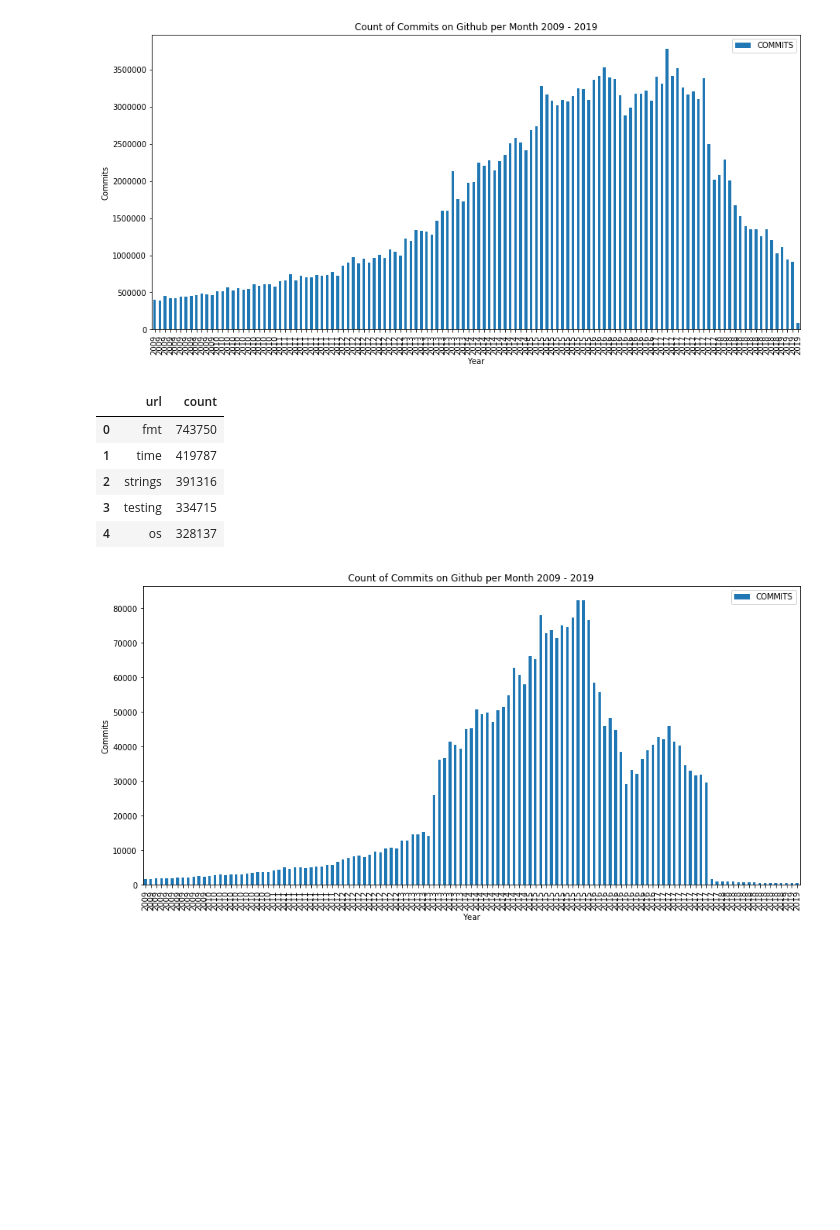
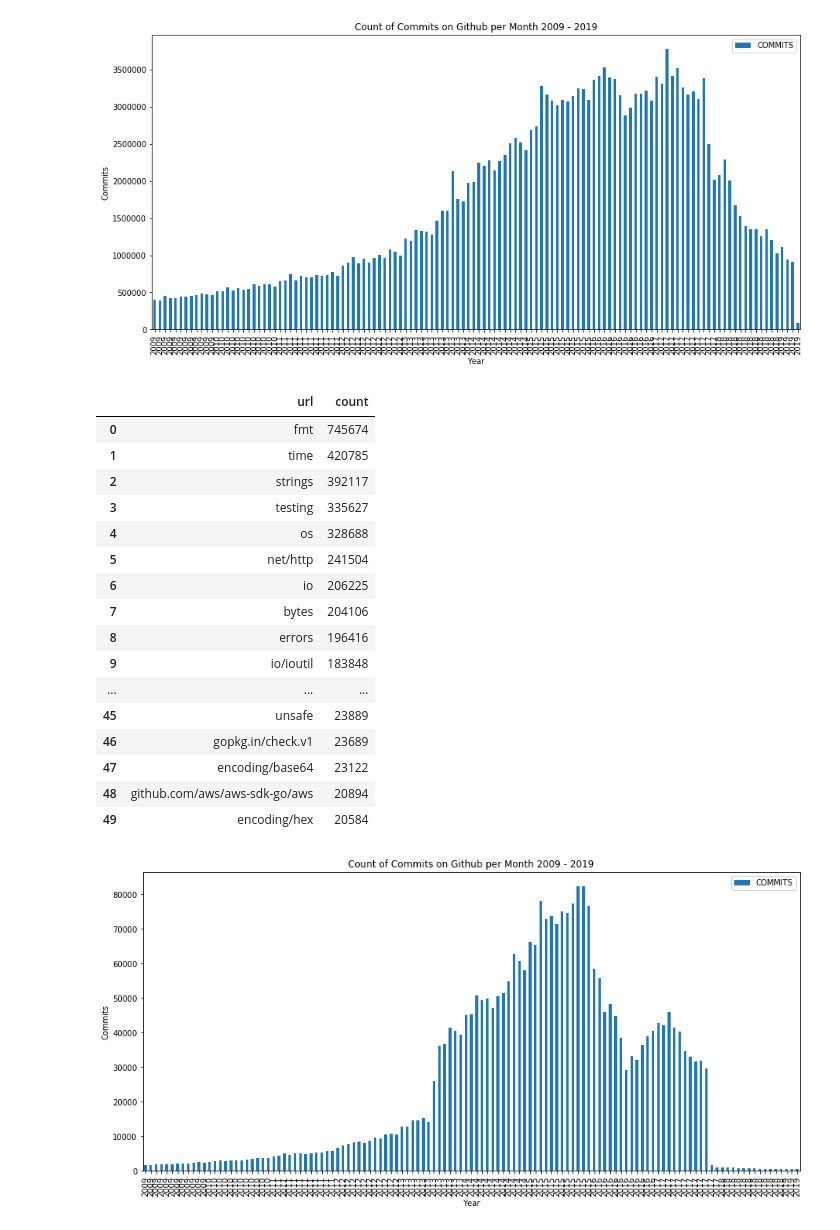
Before and after one commit to oscoin/osrank, a Jupyter notebook: osrank.ipynb, the cells around one changed output. Saved outputs shown, nothing was run; the diff lists cells and outputs as text; code cells hidden in the pictures; blank space fills up the shorter version.

```diff
--- a/osrank.ipynb
+++ b/osrank.ipynb
@@ -91,39 +91,50 @@ FROM
     FROM (
       SELECT
         id,
         content
       FROM
         [bigquery-public-data:github_repos.contents]
       WHERE
         REGEXP_MATCH(content, r'.*import\s*[(][^)]*[)]')) AS C
     JOIN (
       SELECT
         id
       FROM
         [bigquery-public-data:github_repos.files]
       WHERE
         path LIKE '%.go'
       GROUP BY
         id) AS F
     ON
       C.id = F.id), line)
 GROUP BY
   url
 HAVING
   url IS NOT NULL
 ORDER BY
   count DESC
 LIMIT 50
 """
 df = client.query(sql,job_config=job_config).to_dataframe()
-df.head()
+df
 # %% [output]
 |  | url | count |
-| 0 | fmt | 743750 |
-| 1 | time | 419787 |
-| 2 | strings | 391316 |
-| 3 | testing | 334715 |
-| 4 | os | 328137 |
+| 0 | fmt | 745674 |
+| 1 | time | 420785 |
+| 2 | strings | 392117 |
+| 3 | testing | 335627 |
+| 4 | os | 328688 |
+| 5 | net/http | 241504 |
+| 6 | io | 206225 |
+| 7 | bytes | 204106 |
+| 8 | errors | 196416 |
+| 9 | io/ioutil | 183848 |
+| ... | ... | ... |
+| 45 | unsafe | 23889 |
+| 46 | gopkg.in/check.v1 | 23689 |
+| 47 | encoding/base64 | 23122 |
+| 48 | github.com/aws/aws-sdk-go/aws | 20894 |
+| 49 | encoding/hex | 20584 |
 # %%
 ## Check repos created per year / month
 # %%
```
Also changed, not shown: parts of 2 cells of this notebook, 1 other file.
